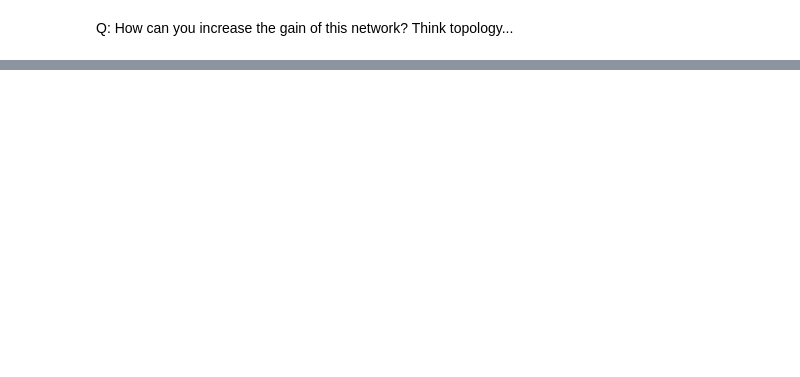
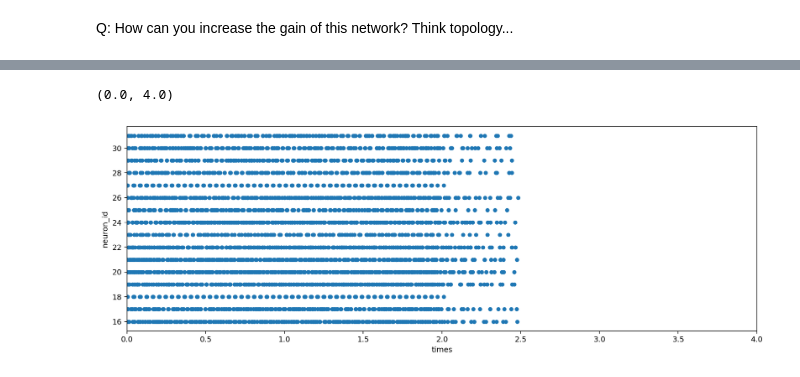
Before and after one commit to FarahBaracat/ni_class_dynapse, a Jupyter notebook: EI_network.ipynb, the cells around one changed output, grey strips where cells are left out. Drawn from its saved outputs; the diff is of its cells as text; code cells hidden in the pictures; blank space fills up the shorter version.

Commit message:
kind of working inhibition

```diff
--- a/EI_network.ipynb
+++ b/EI_network.ipynb
@@ -369,7 +370,7 @@ syn_ff = n.Synapses(spikegen, DPI_neuron, dyn1.Dynapse1SynType.NMDA, conn_type='
 n.add_synapses(net_gen, syn_ff)
 
 # Add excitatory recurrent connections
-p_ee = 0.2
+p_ee = 1
 # net_gen.add_connections_from_type(DPI_neuron.neurons, DPI_neuron.neurons, dyn1.Dynapse1SynType.AMPA, conn_type='all2all', p=0.2, rand_seed=100)
 syn_rec = n.Synapses(DPI_neuron, DPI_neuron, dyn1.Dynapse1SynType.AMPA, conn_type='all2all', p = p_ee)
 n.add_synapses(net_gen, syn_rec)
@@ -458,2 +677,16 @@ Text(0.5, 1.0, 'P_ee = 0.1')
+# %%
+COLOR_DICT = {'pumpkin': '#d35400', 'midnight_blue': '#2c3e50', 'pomgrenate': '#c0392b', 'green_sea': '#16a085',
+              'wisteria': '#8e44ad', 'orange': '#f39c12', 'clouds': '#7f8c8d', 'naval': '#40739e', 'purple': '#8c7ae6'}
+
+exc_df = results_df[results_df['neuron_id'] < 100]
+fig = plt.figure(figsize=(15,5))
+ax = fig.add_subplot(1,1,1)
+exc_df.plot(x='times', y='neuron_id', kind='scatter', ax=ax, color= 'midnight_blue')
+
+
+plt.xlim([0,4])
+# %% [output]
+(0.0, 4.0)
+[figure, added]
 # %%
 # samna.device.close_device(model)
```
Also changed, not shown: parts of 16 cells of this notebook.
